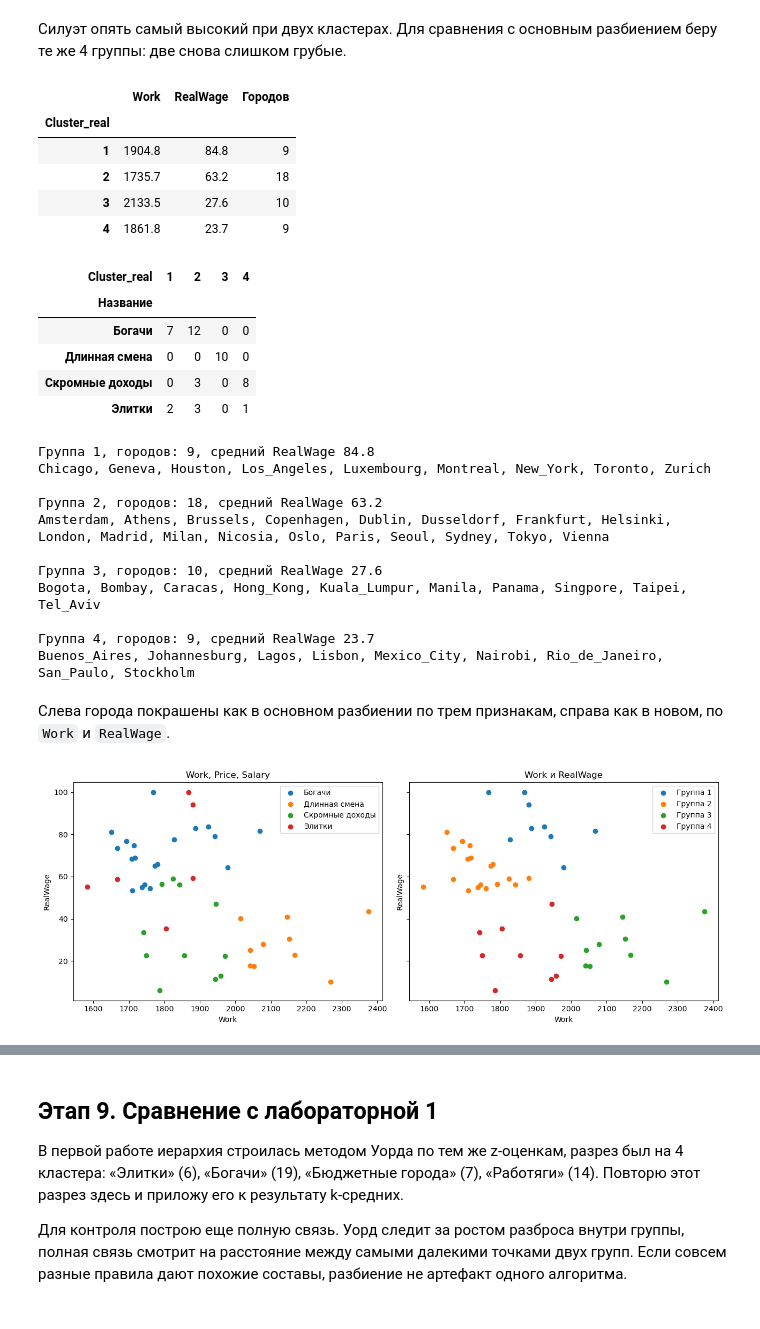
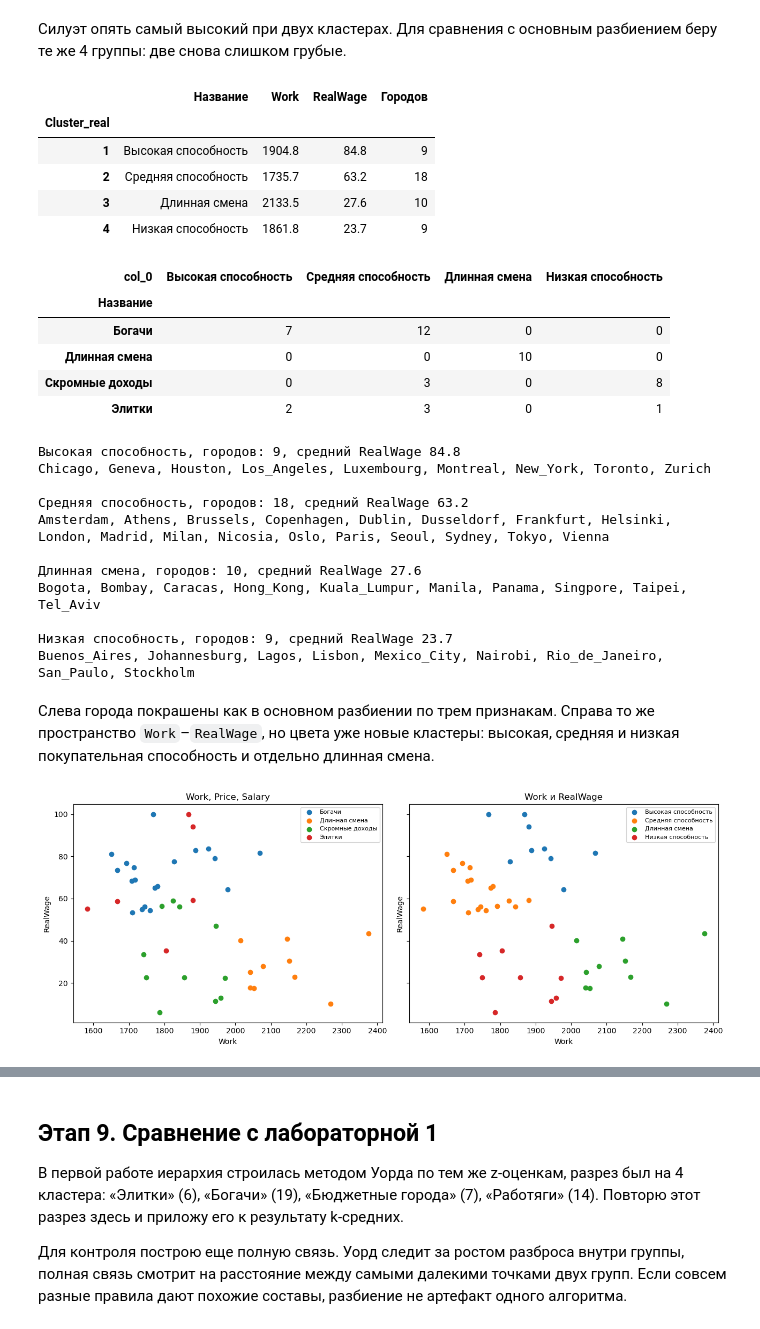
Before and after one commit to destorz11/Python-data-analysis, a Jupyter notebook: lab2_kmeans/notebooks/lab2_kmeans.ipynb, the cells around one changed output, grey strips where cells are left out. Cells and saved outputs as stored; diff of their text form; code cells hidden in the pictures.

Commit message:
Названы кластеры покупательной способности на графике

```diff
--- a/lab2_kmeans/notebooks/lab2_kmeans.ipynb
+++ b/lab2_kmeans/notebooks/lab2_kmeans.ipynb
@@ -754,66 +754,83 @@ pd.Series(scores_real, index=range(2, 7), name='Silhouette').round(3).to_frame()
 # %% [markdown]
 Силуэт опять самый высокий при двух кластерах. Для сравнения с основным разбиением беру те же 4 группы: две снова слишком грубые.
 # %%
+real_names = {
+    1: 'Высокая способность',
+    2: 'Средняя способность',
+    3: 'Длинная смена',
+    4: 'Низкая способность',
+}
+
 real_labels = KMeans(n_clusters=4, init='k-means++', n_init=50, random_state=0).fit(X_real).labels_
 real_labels = pd.Series(real_labels, index=df_clusters.index)
 order = df_clusters.groupby(real_labels)['RealWage'].mean().sort_values(ascending=False).index
 df_clusters['Cluster_real'] = real_labels.map({old: new for new, old in enumerate(order, start=1)})
+df_clusters['RealWage_кластер'] = df_clusters['Cluster_real'].map(real_names)
 
 real_profile = df_clusters.groupby('Cluster_real')[['Work', 'RealWage']].mean().round(1)
 real_profile['Городов'] = df_clusters['Cluster_real'].value_counts()
+real_profile.insert(0, 'Название', real_profile.index.map(real_names))
 display(real_profile)
-pd.crosstab(df_clusters['Название'], df_clusters['Cluster_real'])
+
+named = pd.Categorical(
+    df_clusters['RealWage_кластер'],
+    categories=[real_names[i] for i in range(1, 5)],
+    ordered=True,
+)
+pd.crosstab(df_clusters['Название'], named)
 # %% [output]
-|  | Work | RealWage | Городов |
-| Cluster_real |  |  |  |
-| 1 | 1904.8 | 84.8 | 9 |
-| 2 | 1735.7 | 63.2 | 18 |
-| 3 | 2133.5 | 27.6 | 10 |
-| 4 | 1861.8 | 23.7 | 9 |
+|  | Название | Work | RealWage | Городов |
+| Cluster_real |  |  |  |  |
+| 1 | Высокая способность | 1904.8 | 84.8 | 9 |
+| 2 | Средняя способность | 1735.7 | 63.2 | 18 |
+| 3 | Длинная смена | 2133.5 | 27.6 | 10 |
+| 4 | Низкая способность | 1861.8 | 23.7 | 9 |
-| Cluster_real | 1 | 2 | 3 | 4 |
+| col_0 | Высокая способность | Средняя способность | Длинная смена | Низкая способность |
 | Название |  |  |  |  |
 | Богачи | 7 | 12 | 0 | 0 |
 | Длинная смена | 0 | 0 | 10 | 0 |
 | Скромные доходы | 0 | 3 | 0 | 8 |
 | Элитки | 2 | 3 | 0 | 1 |
 # %%
-for cluster, group in df_clusters.groupby('Cluster_real'):
-    print(f'Группа {cluster}, городов: {len(group)}, средний RealWage {group["RealWage"].mean():.1f}')
+for cluster in range(1, 5):
+    group = df_clusters[df_clusters['Cluster_real'] == cluster]
+    print(f'{real_names[cluster]}, городов: {len(group)}, средний RealWage {group["RealWage"].mean():.1f}')
     print(', '.join(group.index))
     print()
 # %% [output]
-Группа 1, городов: 9, средний RealWage 84.8
+Высокая способность, городов: 9, средний RealWage 84.8
 Chicago, Geneva, Houston, Los_Angeles, Luxembourg, Montreal, New_York, Toronto, Zurich
 
-Группа 2, городов: 18, средний RealWage 63.2
+Средняя способность, городов: 18, средний RealWage 63.2
 Amsterdam, Athens, Brussels, Copenhagen, Dublin, Dusseldorf, Frankfurt, Helsinki, London, Madrid, Milan, Nicosia, Oslo, Paris, Seoul, Sydney, Tokyo, Vienna
 
-Группа 3, городов: 10, средний RealWage 27.6
+Длинная смена, городов: 10, средний RealWage 27.6
 Bogota, Bombay, Caracas, Hong_Kong, Kuala_Lumpur, Manila, Panama, Singpore, Taipei, Tel_Aviv
 
-Группа 4, городов: 9, средний RealWage 23.7
+Низкая способность, городов: 9, средний RealWage 23.7
 Buenos_Aires, Johannesburg, Lagos, Lisbon, Mexico_City, Nairobi, Rio_de_Janeiro, San_Paulo, Stockholm
 # %% [markdown]
-Слева города покрашены как в основном разбиении по трем признакам, справа как в новом, по `Work` и `RealWage`.
+Слева города покрашены как в основном разбиении по трем признакам. Справа то же пространство `Work`–`RealWage`, но цвета уже новые кластеры: высокая, средняя и низкая покупательная способность и отдельно длинная смена.
 # %%
 fig, axes = plt.subplots(1, 2, figsize=(13, 5), sharex=True, sharey=True)
 
 for name, group in df_clusters.groupby('Название'):
     axes[0].scatter(group['Work'], group['RealWage'], label=name)
 
-for cluster, group in df_clusters.groupby('Cluster_real'):
-    axes[1].scatter(group['Work'], group['RealWage'], label=f'Группа {cluster}')
+for cluster in range(1, 5):
+    group = df_clusters[df_clusters['Cluster_real'] == cluster]
+    axes[1].scatter(group['Work'], group['RealWage'], label=real_names[cluster])
 
 axes[0].set_title('Work, Price, Salary')
 axes[1].set_title('Work и RealWage')
 
 for ax in axes:
     ax.set_xlabel('Work')
     ax.set_ylabel('RealWage')
-    ax.legend()
+    ax.legend(fontsize=8)
 
 plt.tight_layout()
 plt.show()
 # %% [output]
-[figure, old version]
+[figure, new version]
 # %% [markdown]
```
Also changed, not shown: parts of 1 cell of this notebook.
